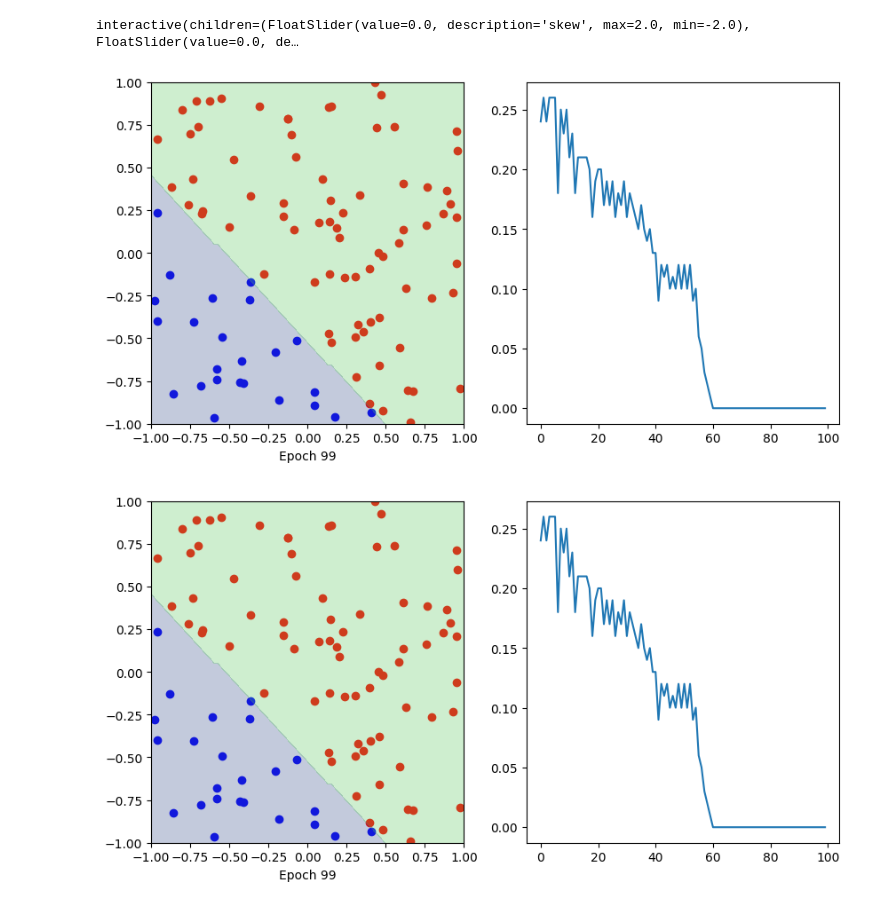
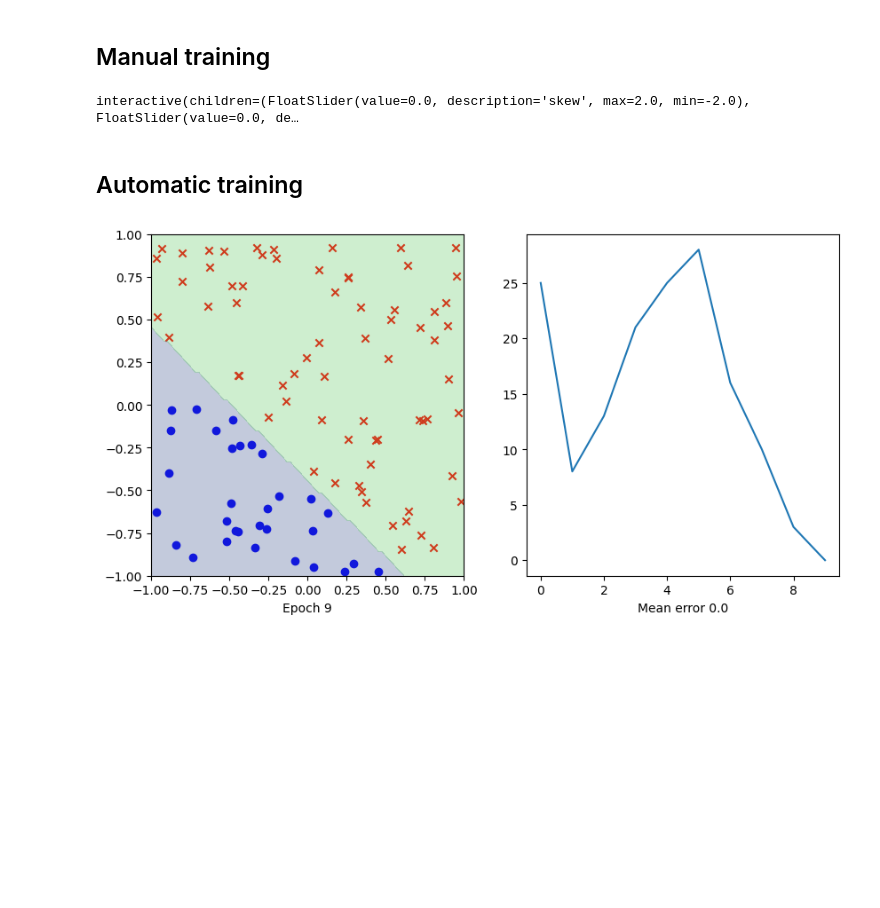
Before and after one commit to Tymec/neural-networks, a Jupyter notebook: notebooks/01_perceptron.ipynb, the cells around one changed output. Saved outputs shown, nothing was run; the diff lists cells and outputs as text; code cells hidden in the pictures; blank space fills up the shorter version.

Commit message:
perceptron: Use random init and change lr

```diff
--- a/notebooks/01_perceptron.ipynb
+++ b/notebooks/01_perceptron.ipynb
@@ -38,19 +43,8 @@ def binary_step(xs: npt.ArrayLike) -> npt.ArrayLike:
+# %% [markdown]
+## Manual training
 # %%
-np.random.seed(0)
-net = Network(2, binary_step)
+net = Network(2)
 X = np.random.uniform(-1, 1, (100, 2))
-
-
-def decision_boundary(X: npt.NDArray, y: npt.NDArray) -> tuple[npt.NDArray, npt.NDArray, npt.NDArray]:
-    x = np.linspace(-1, 1, 100)
-    y = np.linspace(-1, 1, 100)
-    X, Y = np.meshgrid(x, y)
-    Z = np.zeros(X.shape)
-    for i in range(X.shape[0]):
-        for j in range(X.shape[1]):
-            Z[i, j] = net.forward(np.array([X[i, j], Y[i, j]]))
-
-    return X, Y, Z
 
 
 def update(skew: float = 0, w0: float = 0.0, w1: float = 0.0, bias: float = 0.0) -> None:
@@ -61,11 +55,15 @@ def update(skew: float = 0, w0: float = 0.0, w1: float = 0.0, bias: float = 0.0)
     y = np.zeros(100)
     y[X[:, 0] + X[:, 1] + skew > 0] = 1
 
-    plt.scatter(X[y == 0, 0], X[y == 0, 1], color="blue")
-    plt.scatter(X[y == 1, 0], X[y == 1, 1], color="red")
+    plt.scatter(X[y == 0, 0], X[y == 0, 1], c="blue", marker="o")
+    plt.scatter(X[y == 1, 0], X[y == 1, 1], c="red", marker="x")
 
-    Xd, Yd, Zd = decision_boundary(X, y)
+    Xd, Yd, Zd = decision_boundary(X, y, net.forward)
     plt.contourf(Xd, Yd, Zd, levels=[-1, 0, 1], alpha=0.3)
+
+    predictions = net.forward(X)
+    err = np.mean((y - predictions) ** 2)
+    plt.gca().set_xlabel(f"Mean error: {err}")
 
     plt.show()
 
@@ -73,36 +71,42 @@ def update(skew: float = 0, w0: float = 0.0, w1: float = 0.0, bias: float = 0.0)
 interactive(update, skew=(-2.0, 2.0), w0=(-1.0, 1.0), w1=(-1.0, 1.0), bias=(-1.0, 1.0))
 # %% [output]
 interactive(children=(FloatSlider(value=0.0, description='skew', max=2.0, min=-2.0), FloatSlider(value=0.0, de…
+# %% [markdown]
+## Automatic training
 # %%
-# Interactive training
-
-np.random.seed(0)
+net = Network(2)
 X = np.random.uniform(-1, 1, (100, 2))
 y = np.zeros(100)
 y[X[:, 0] + X[:, 1] + 0.5 > 0] = 1
 
 fig, (ax1, ax2) = plt.subplots(1, 2, figsize=(10, 5))
 
 
 errors = []
 for i in range(100):
-    errors.append(net.train(X, y))
+    err = net.train(X, y)
+    errors.append(err)
 
-    Xd, Yd, Zd = decision_boundary(X, y)
+    Xd, Yd, Zd = decision_boundary(X, y, net.forward)
 
     ax1.clear()
-    ax1.scatter(X[y == 0, 0], X[y == 0, 1], color="blue")
-    ax1.scatter(X[y == 1, 0], X[y == 1, 1], color="red")
+    ax1.scatter(X[y == 0, 0], X[y == 0, 1], c="blue", marker="o")
+    ax1.scatter(X[y == 1, 0], X[y == 1, 1], c="red", marker="x")
     ax1.contourf(Xd, Yd, Zd, levels=[-1, 0, 1], alpha=0.3)
 
     ax2.clear()
     ax2.plot(errors)
 
     ax1.set_xlabel(f"Epoch {i}")
+    ax2.set_xlabel(f"Mean error {err}")
 
     display.clear_output(wait=True)
     display.display(fig)
     time.sleep(0.1)
+
+    if err == 0:
+        break
+
+display.clear_output(wait=True)
 # %% [output]
-[figure, old version]
+[figure, new version]
-[figure, removed]
```
Also changed, not shown: parts of 6 cells of this notebook, 1 other file.
